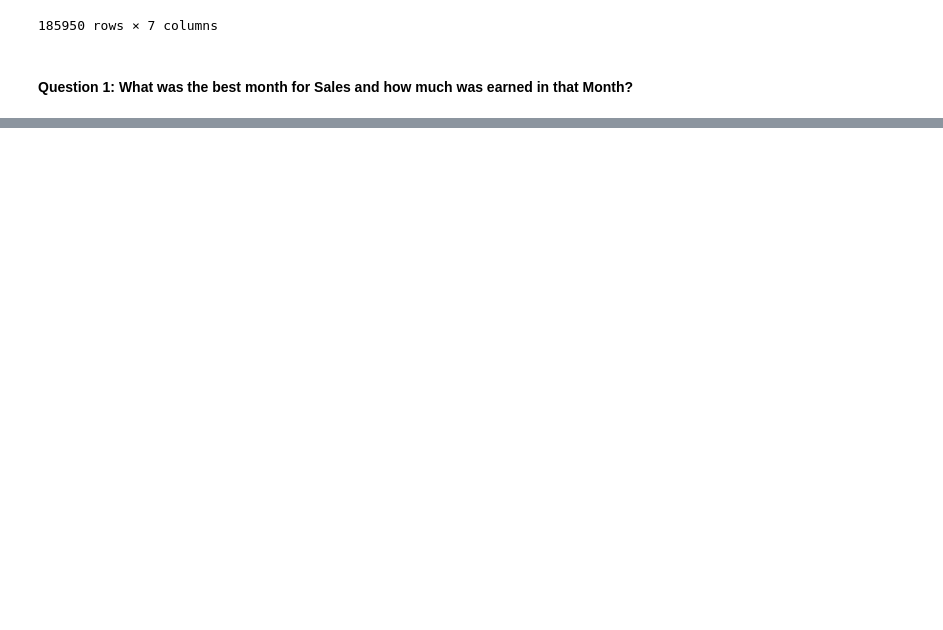
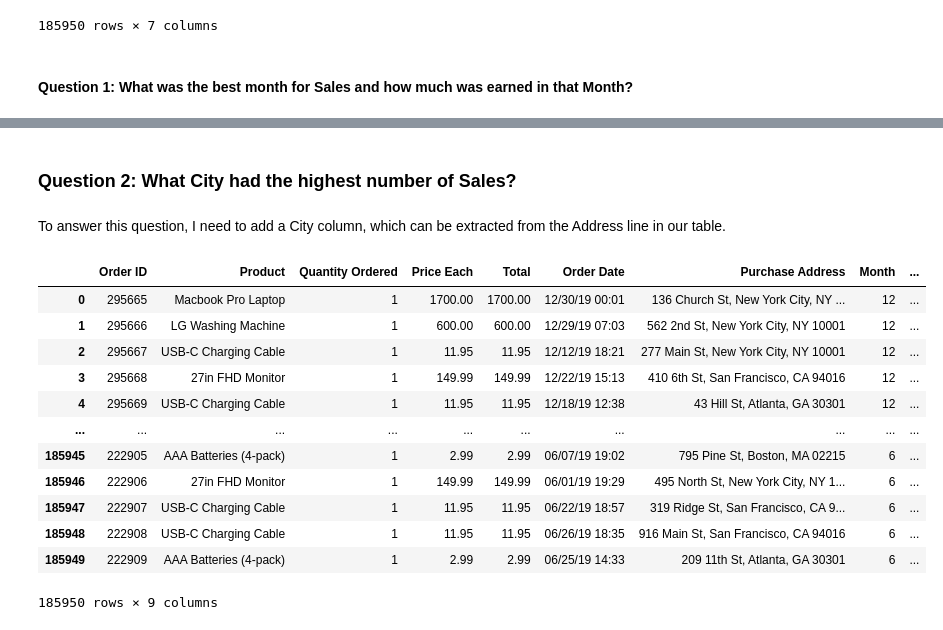
Before and after one commit to tajpatel58/Machine-Learning-, a Jupyter notebook: Data Science Practice/Sales Analysis/Sales_Analysis.ipynb, the cells around one changed output, grey strips where cells are left out. Cells and saved outputs as stored; diff of their text form; code cells hidden in the pictures; blank space fills up the shorter version.

```diff
--- a/Data Science Practice/Sales Analysis/Sales_Analysis.ipynb
+++ b/Data Science Practice/Sales Analysis/Sales_Analysis.ipynb
@@ -83,0 +139,26 @@ True
+# %% [markdown]
+### Question 2: What City had the highest number of Sales?
+# %% [markdown]
+To answer this question, I need to add a City column, which can be extracted from the Address line in our table.
+# %%
+# To obtain the city code, I split the address up based upon commas. I then take the final string in that list, which is the City code along with the ZIp code.
+# I can then split again based upon whitespace to access just the City Code.
+city_code =  clean_data['Purchase Address'].str.split(', ', expand=True).iloc[:,-1].str.split(' ',expand=True)
+
+clean_data['City (Code)'] = city_code[0]
+
+#clean_data.groupby(['City (Code)']).sum()
+# %% [output]
+|  | Order ID | Product | Quantity Ordered | Price Each | Total | Order Date | Purchase Address | Month | ... |
+| 0 | 295665 | Macbook Pro Laptop | 1 | 1700.00 | 1700.00 | 12/30/19 00:01 | 136 Church St, New York City, NY ... | 12 | ... |
+| 1 | 295666 | LG Washing Machine | 1 | 600.00 | 600.00 | 12/29/19 07:03 | 562 2nd St, New York City, NY 10001 | 12 | ... |
+| 2 | 295667 | USB-C Charging Cable | 1 | 11.95 | 11.95 | 12/12/19 18:21 | 277 Main St, New York City, NY 10001 | 12 | ... |
+| 3 | 295668 | 27in FHD Monitor | 1 | 149.99 | 149.99 | 12/22/19 15:13 | 410 6th St, San Francisco, CA 94016 | 12 | ... |
+| 4 | 295669 | USB-C Charging Cable | 1 | 11.95 | 11.95 | 12/18/19 12:38 | 43 Hill St, Atlanta, GA 30301 | 12 | ... |
+| ... | ... | ... | ... | ... | ... | ... | ... | ... | ... |
+| 185945 | 222905 | AAA Batteries (4-pack) | 1 | 2.99 | 2.99 | 06/07/19 19:02 | 795 Pine St, Boston, MA 02215 | 6 | ... |
+| 185946 | 222906 | 27in FHD Monitor | 1 | 149.99 | 149.99 | 06/01/19 19:29 | 495 North St, New York City, NY 1... | 6 | ... |
+| 185947 | 222907 | USB-C Charging Cable | 1 | 11.95 | 11.95 | 06/22/19 18:57 | 319 Ridge St, San Francisco, CA 9... | 6 | ... |
+| 185948 | 222908 | USB-C Charging Cable | 1 | 11.95 | 11.95 | 06/26/19 18:35 | 916 Main St, San Francisco, CA 94016 | 6 | ... |
+| 185949 | 222909 | AAA Batteries (4-pack) | 1 | 2.99 | 2.99 | 06/25/19 14:33 | 209 11th St, Atlanta, GA 30301 | 6 | ... |
+185950 rows × 9 columns
```
Also changed, not shown: parts of 18 cells of this notebook.
